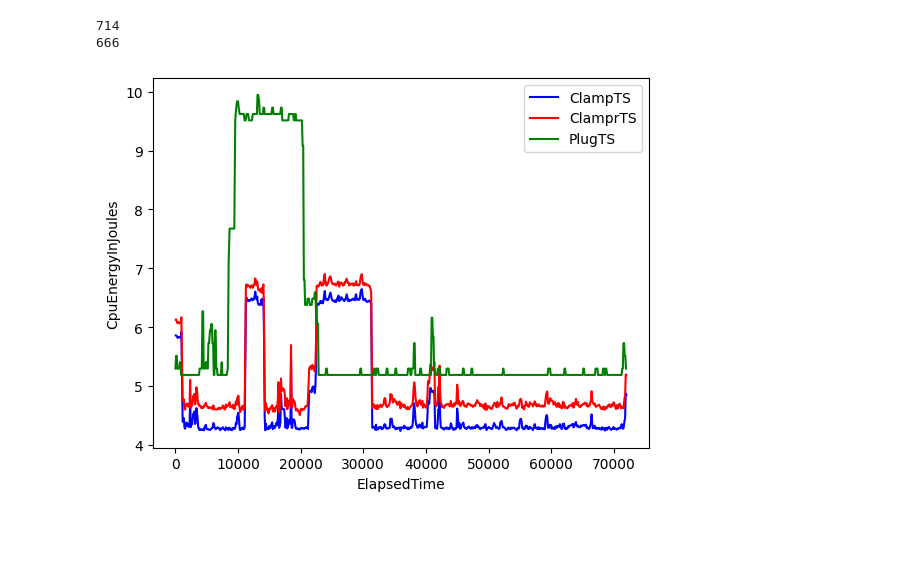
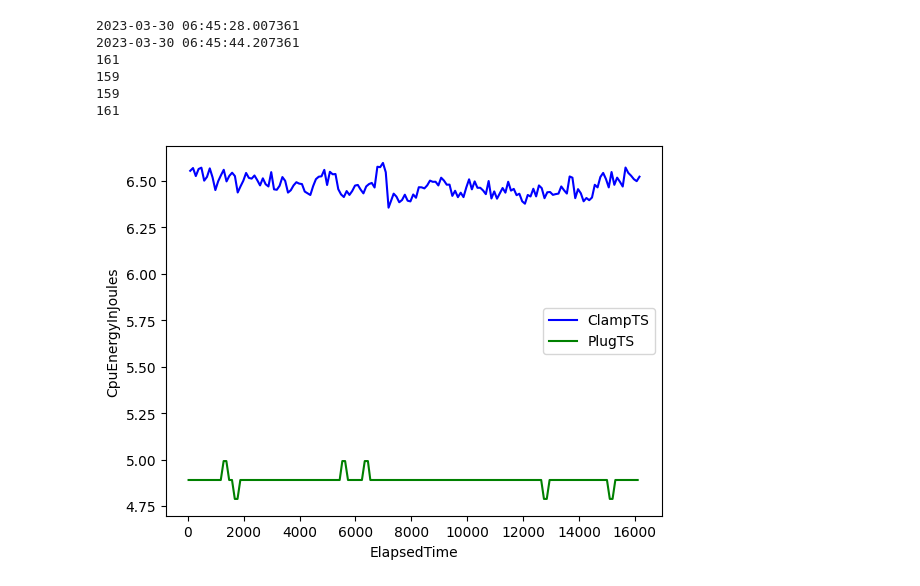
Before and after one commit to KuskIV/BDEnergy, a Jupyter notebook: analytics/DataExplore.ipynb, the cells around one changed output. Saved outputs shown, nothing was run; the diff lists cells and outputs as text; code cells hidden in the pictures; blank space fills up the shorter version.

```diff
--- a/analytics/DataExplore.ipynb
+++ b/analytics/DataExplore.ipynb
@@ -64,8 +64,9 @@ def CalculateTimeSeries(startTime: datetime, endTime: datetime) -> TimeSeries:
     avgRate = len(results) / (elapsedMilliseconds / 1000)
 
     for item in results:
+        test = ConvertToJoule(item.C1TrueRMS , len(results))/avgRate
         timeSeries.Samples.append(Sample(
-            CpuEnergyInJoules=ConvertToJoule(item.C1TrueRMS , len(results)) / avgRate,
+            CpuEnergyInJoules=test,
             ElapsedTime=(item.Time - startTime).total_seconds() * 1000,
             AdditionalMetadata={},
             CpuUtilization=0,
@@ -79,8 +80,8 @@ def CalculateTimeSeries(startTime: datetime, endTime: datetime) -> TimeSeries:
 
 def ConvertToJoule(measurement: float, count: int) -> float:
     miliVolt = measurement * 1000 # Converts from volt to milliJoule
-    A = miliVolt / 100000 # Uses the specific conversion ratio
-    joule = A * 230 * count
+    A = miliVolt / 100 # Uses the specific conversion ratio
+    joule = A * 230
     return joule
 # %%
 def FetchPlugResults(startTime: datetime, endTime: datetime) -> List[DtoPlugPoint]:
@@ -137,34 +130,49 @@ PlugTS = fetch_results(start_time, end_time)
-# %%
-print(len(ClampTS.Samples))
-print(len(PlugTS.Samples))
-# %% [output]
-714
-666
 # %%
+
+current_time = datetime.datetime.now()
+format_string = "%Y-%m-%d %H:%M:%S.%f"
+date_string = "2023-03-30 06:45:44.207361"
+start_time = current_time - datetime.timedelta(hours=3)
+end_time = current_time - datetime.timedelta(hours=2.9955)
+start_time = datetime.strptime(date_string, format_string)
+end_time = start_time + timedelta(seconds=15)
+print(start_time)
+print(end_time)
+ClampTS =  CalculateTimeSeries(start_time,end_time)
+PlugTS = fetch_results(start_time, end_time)
+print(len(ClampTS.Samples))
+print(len(PlugTS.Samples))
 import matplotlib.pyplot as plt
 
 # extract data for ClampTS
 clamp_x = [s.ElapsedTime for s in ClampTS.Samples]
 clamp_y = [s.CpuEnergyInJoules for s in ClampTS.Samples]
 
 # extract data for PlugTS
 plug_x = [s.ElapsedTime for s in PlugTS.Samples]
 plug_y = [s.CpuEnergyInJoules for s in PlugTS.Samples]
+print(len(plug_y))
+print(len(clamp_y))
 
 # plot the data
 plt.plot(clamp_x, clamp_y, color='blue', label='ClampTS')
-plt.plot(clampr_x, clampr_y, color='red', label='ClamprTS')
 plt.plot(plug_x, plug_y, color='green', label='PlugTS')
 
 # add axis labels and legend
 plt.xlabel('ElapsedTime')
 plt.ylabel('CpuEnergyInJoules')
 plt.legend()
 
 # show the plot
 plt.show()
 # %% [output]
+2023-03-30 06:45:28.007361
+2023-03-30 06:45:44.207361
+161
+159
+159
+161
-[figure, old version]
+[figure, new version]
 # %%
 # for i in  ClampTS.Samples:
 #     print(i.CpuEnergyInJoules)
```
Also changed, not shown: parts of 1 cell of this notebook, 4 other files.
